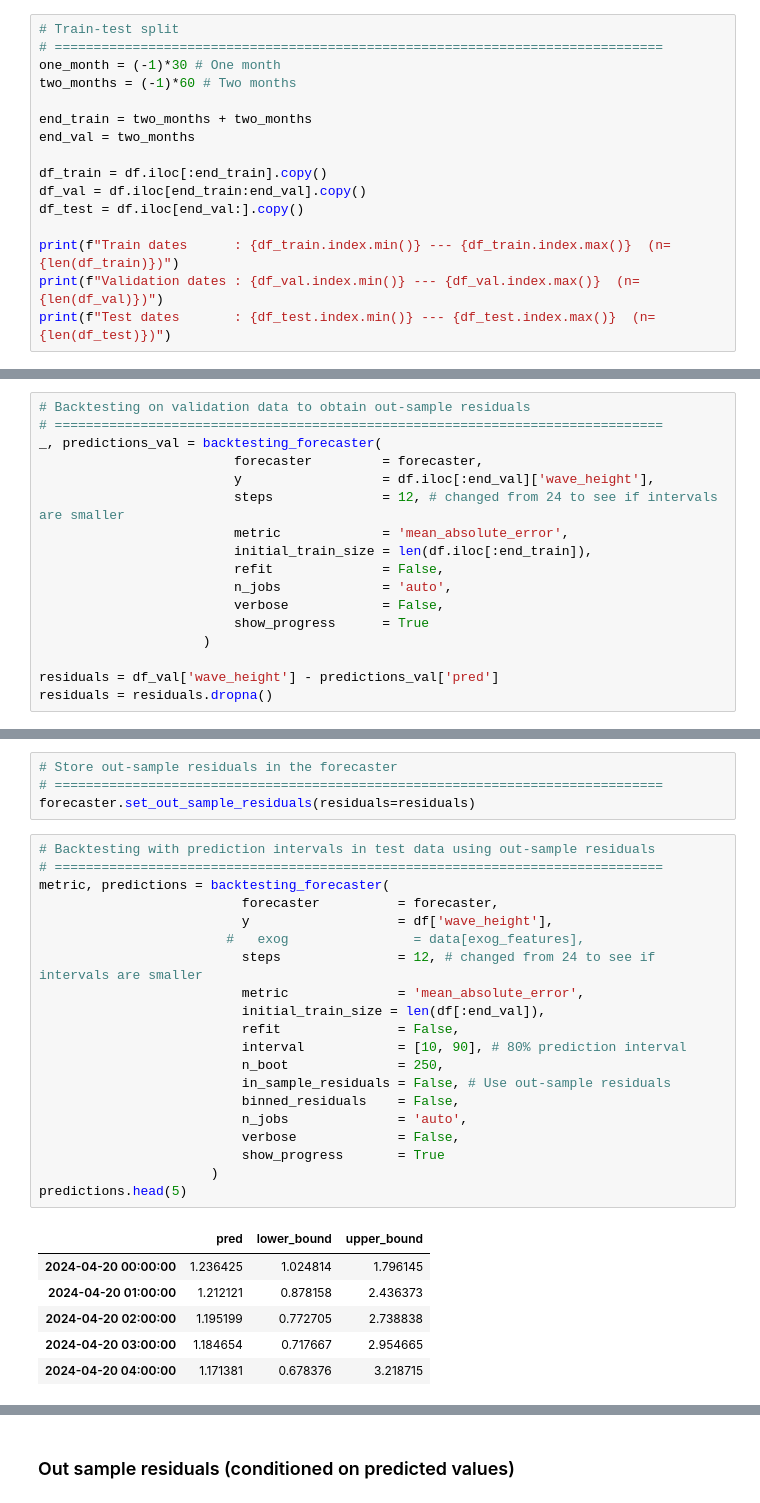
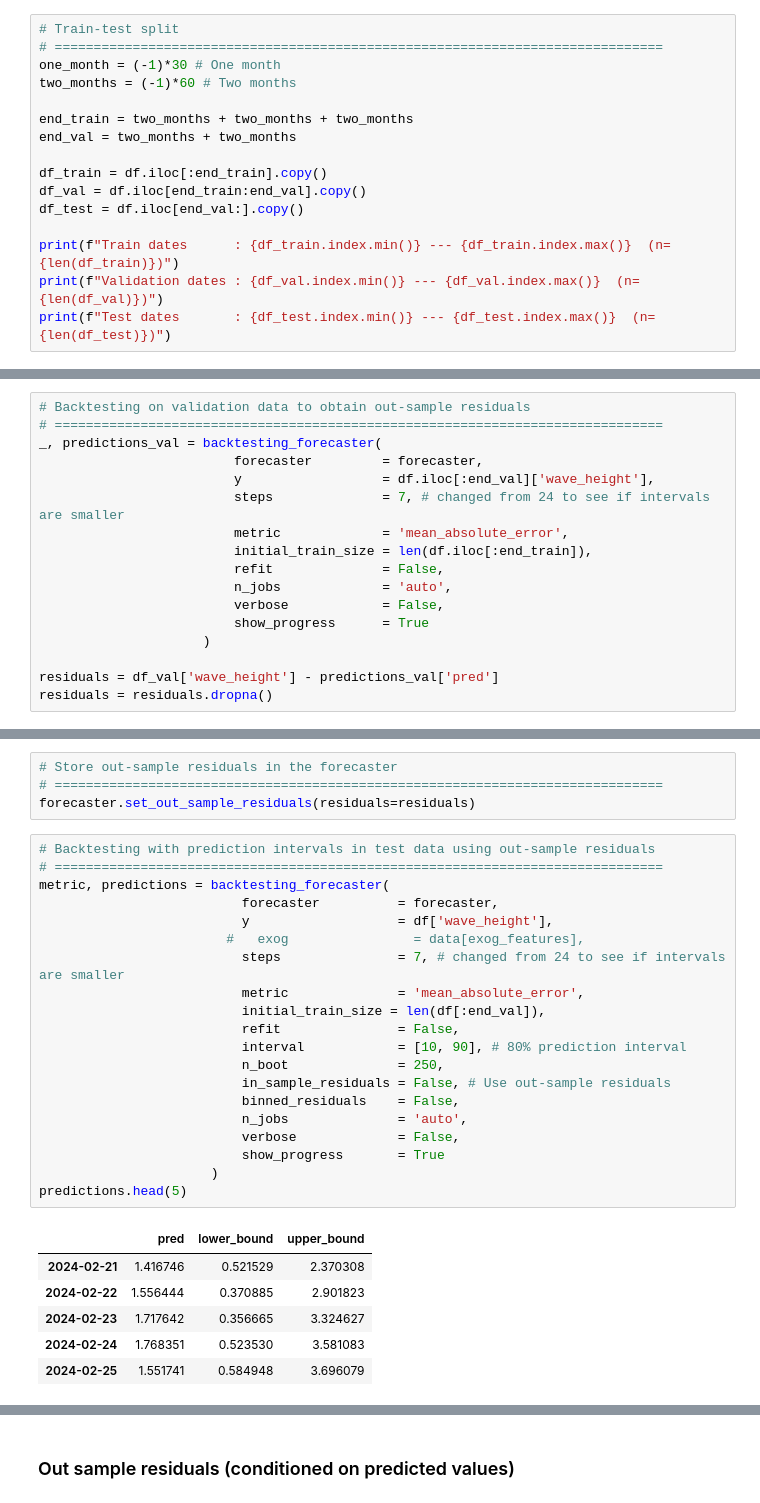
Before and after one commit to AlvaroCorrales/wave-height-prediction, a Jupyter notebook: Model XGBoost ESP daily data.ipynb, the cells around one changed output, grey strips where cells are left out. Cells and saved outputs as stored; diff of their text form.

```diff
--- a/Model XGBoost ESP daily data.ipynb
+++ b/Model XGBoost ESP daily data.ipynb
@@ -67,8 +58,8 @@ df.head()
 one_month = (-1)*30 # One month
 two_months = (-1)*60 # Two months
 
-end_train = two_months + two_months
-end_val = two_months
+end_train = two_months + two_months + two_months
+end_val = two_months + two_months
 
 df_train = df.iloc[:end_train].copy()
 df_val = df.iloc[end_train:end_val].copy()
@@ -432,7 +386,7 @@ def empirical_coverage(y, lower_bound, upper_bound):
 _, predictions_val = backtesting_forecaster(
                          forecaster         = forecaster,
                          y                  = df.iloc[:end_val]['wave_height'],
-                         steps              = 12, # changed from 24 to see if intervals are smaller
+                         steps              = 7, # changed from 24 to see if intervals are smaller
                          metric             = 'mean_absolute_error',
                          initial_train_size = len(df.iloc[:end_train]),
                          refit              = False,
@@ -461,30 +416,30 @@ forecaster.set_out_sample_residuals(residuals=residuals)
 # %%
 # Backtesting with prediction intervals in test data using out-sample residuals
 # ==============================================================================
 metric, predictions = backtesting_forecaster(
                           forecaster          = forecaster,
                           y                   = df['wave_height'],
                         #   exog                = data[exog_features],
-                          steps               = 12, # changed from 24 to see if intervals are smaller
+                          steps               = 7, # changed from 24 to see if intervals are smaller
                           metric              = 'mean_absolute_error',
                           initial_train_size = len(df[:end_val]),
                           refit               = False,
                           interval            = [10, 90], # 80% prediction interval
                           n_boot              = 250,
                           in_sample_residuals = False, # Use out-sample residuals
                           binned_residuals    = False,
                           n_jobs              = 'auto',
                           verbose             = False,
                           show_progress       = True
                       )
 predictions.head(5)
 # %% [output]
 |  | pred | lower_bound | upper_bound |
-| 2024-04-20 00:00:00 | 1.236425 | 1.024814 | 1.796145 |
-| 2024-04-20 01:00:00 | 1.212121 | 0.878158 | 2.436373 |
-| 2024-04-20 02:00:00 | 1.195199 | 0.772705 | 2.738838 |
-| 2024-04-20 03:00:00 | 1.184654 | 0.717667 | 2.954665 |
-| 2024-04-20 04:00:00 | 1.171381 | 0.678376 | 3.218715 |
+| 2024-02-21 | 1.416746 | 0.521529 | 2.370308 |
+| 2024-02-22 | 1.556444 | 0.370885 | 2.901823 |
+| 2024-02-23 | 1.717642 | 0.356665 | 3.324627 |
+| 2024-02-24 | 1.768351 | 0.523530 | 3.581083 |
+| 2024-02-25 | 1.551741 | 0.584948 | 3.696079 |
 # %%
 # Plot intervals
 # ==============================================================================
```
Also changed, not shown: parts of 21 cells of this notebook.
